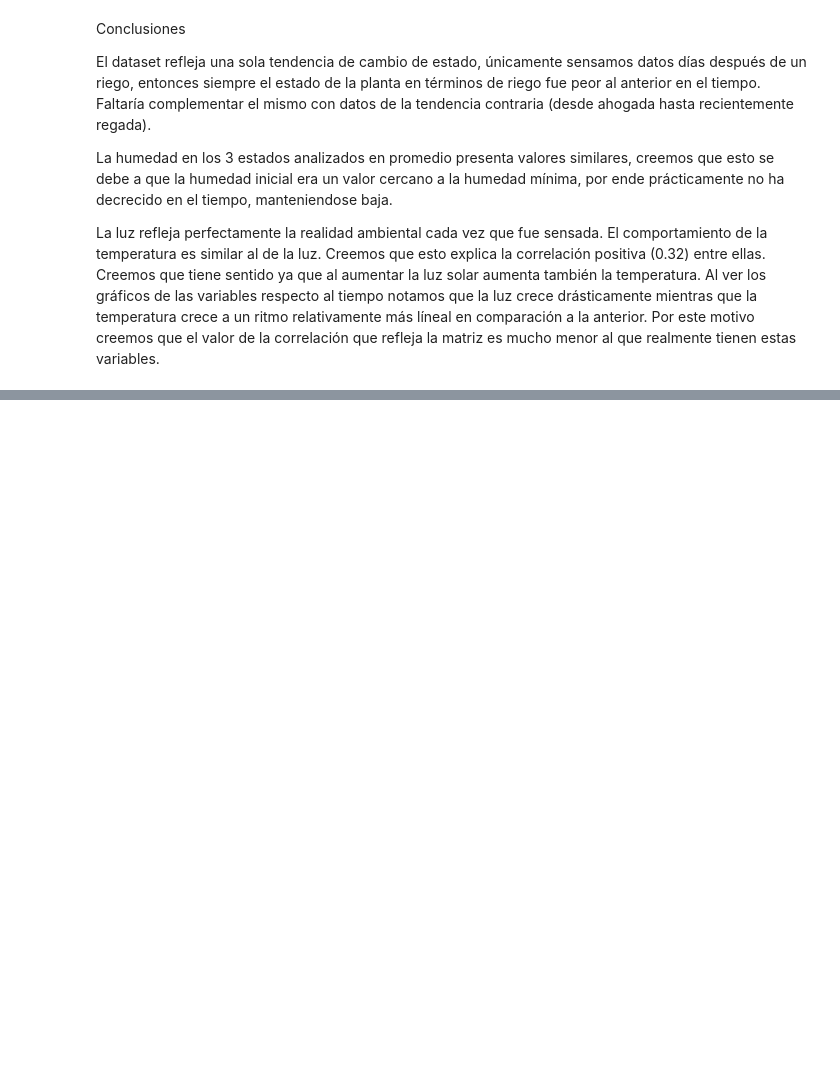
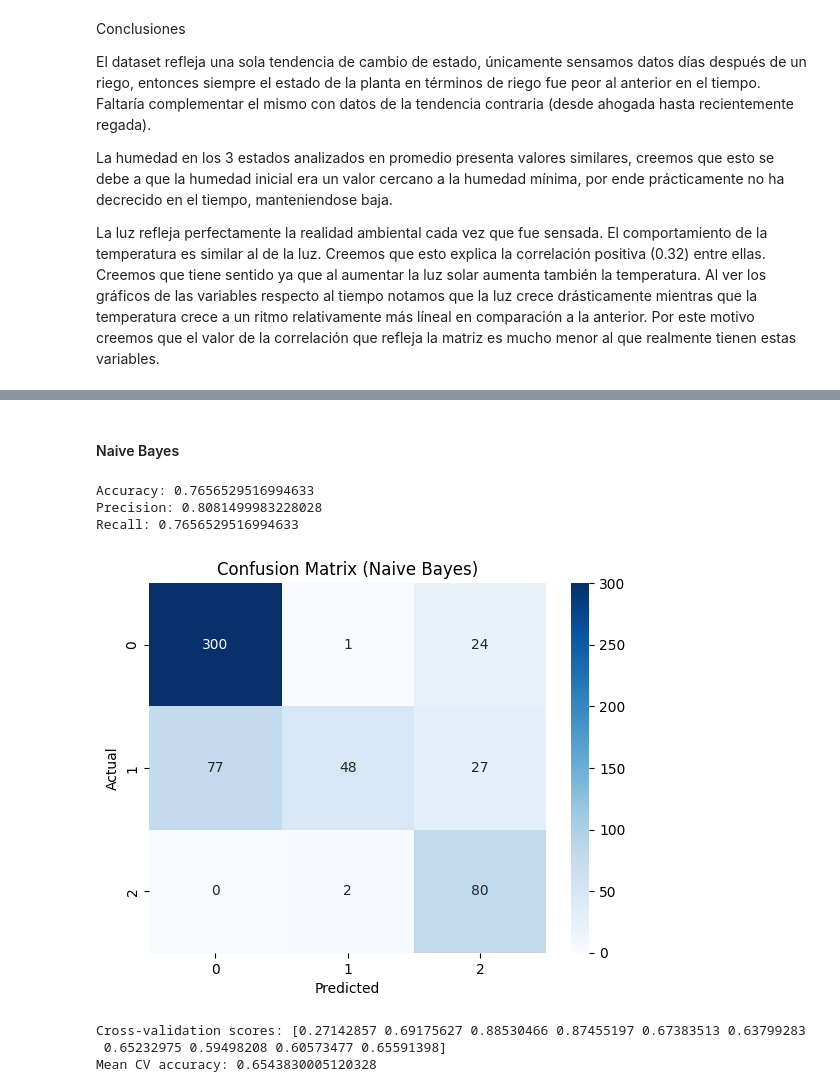
Before and after one commit to saguirregaray1/ia-plant, a Jupyter notebook: planta.ipynb, the cells around one changed output, grey strips where cells are left out. Saved outputs shown, nothing was run; the diff lists cells and outputs as text; code cells hidden in the pictures; blank space fills up the shorter version.

```diff
--- a/planta.ipynb
+++ b/planta.ipynb
@@ -383,0 +488,31 @@ La luz refleja perfectamente la realidad ambiental cada vez que fue sensada. El
+# %% [markdown]
+#### Naive Bayes
+# %%
+nb = GaussianNB()
+nb.fit(X_train, y_train)
+
+y_pred = nb.predict(X_test)
+
+print("Accuracy:", accuracy_score(y_test, y_pred))
+print("Precision:", precision_score(y_test, y_pred, average='weighted'))
+print("Recall:", recall_score(y_test, y_pred, average='weighted'))
+
+cm = confusion_matrix(y_test, y_pred)
+sns.heatmap(cm, annot=True, fmt='d', cmap='Blues')
+plt.xlabel('Predicted')
+plt.ylabel('Actual')
+plt.title('Confusion Matrix (Naive Bayes)')
+plt.show()
+# %% [output]
+Accuracy: 0.7656529516994633
+Precision: 0.8081499983228028
+Recall: 0.7656529516994633
+[figure, added]
+# %%
+cv_scores = cross_val_score(logreg, X, y, cv=10, scoring='accuracy')
+print("Cross-validation scores:", cv_scores)
+print("Mean CV accuracy:", cv_scores.mean())
+# %% [output]
+Cross-validation scores: [0.27142857 0.69175627 0.88530466 0.87455197 0.67383513 0.63799283
+ 0.65232975 0.59498208 0.60573477 0.65591398]
+Mean CV accuracy: 0.6543830005120328
```
Also changed, not shown: parts of 53 cells of this notebook, 5 other files.
